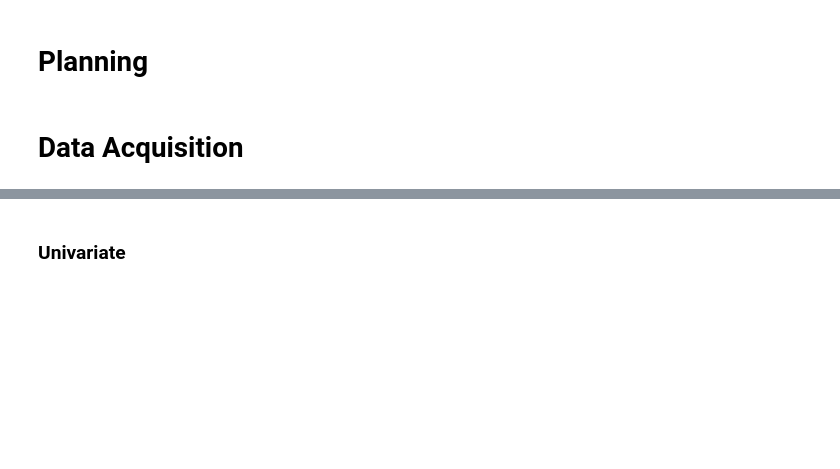
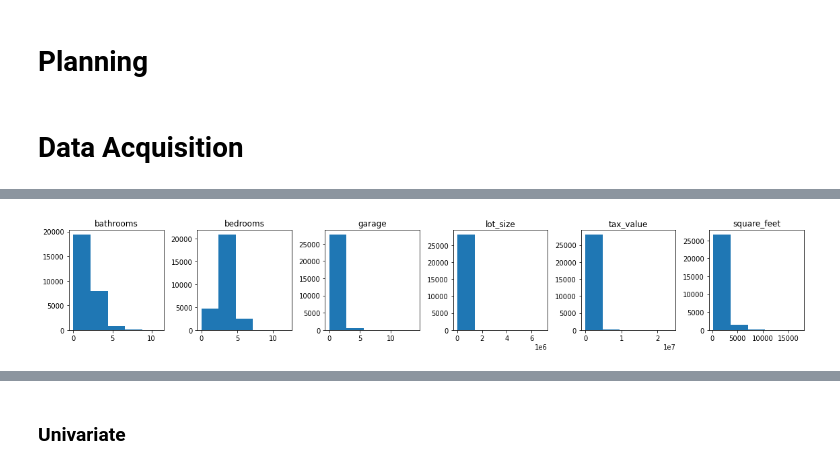
Before and after one commit to hrodjr/estimating_home_value_regression_project, a Jupyter notebook: scratch_notebook.ipynb, the cells around one changed output, grey strips where cells are left out. Drawn from its saved outputs; the diff is of its cells as text; code cells hidden in the pictures; blank space fills up the shorter version.

```diff
--- a/scratch_notebook.ipynb
+++ b/scratch_notebook.ipynb
@@ -187,0 +142,6 @@ memory usage: 197.1+ MB
+# %%
+#keep after query 18171 nulls
+df['garage'] = df.garage.fillna(value = df['garage'].mean())
+# %%
+#keep after query 1 null
+df['tax_value'] = df.tax_value.fillna(value = df['tax_value'].mean())
@@ -187,0 +154,9 @@ memory usage: 197.1+ MB
+# %%
+#keep after query 203 nulls
+df['year_built'] = df.year_built.fillna(value = df['year_built'].mean())
+# %%
+#converts floats to int and obj
+convert_dict_int = {'bathrooms': int, 'bedrooms': int, 'garage':int, 'tax_value':int,
+                   'square_feet':int, 'lot_size':int, 'year_built': object}
+df = df.astype(convert_dict_int)
+df.info()
@@ -187,0 +181,6 @@ memory usage: 197.1+ MB
+# %%
+#prior to removing outliers
+#had to add 'transaction_date' to the drop column within the function
+wrangle.get_hist(df)
+# %% [output]
+[figure, added]
```
Also changed, not shown: parts of 39 cells of this notebook, 2 other files.
